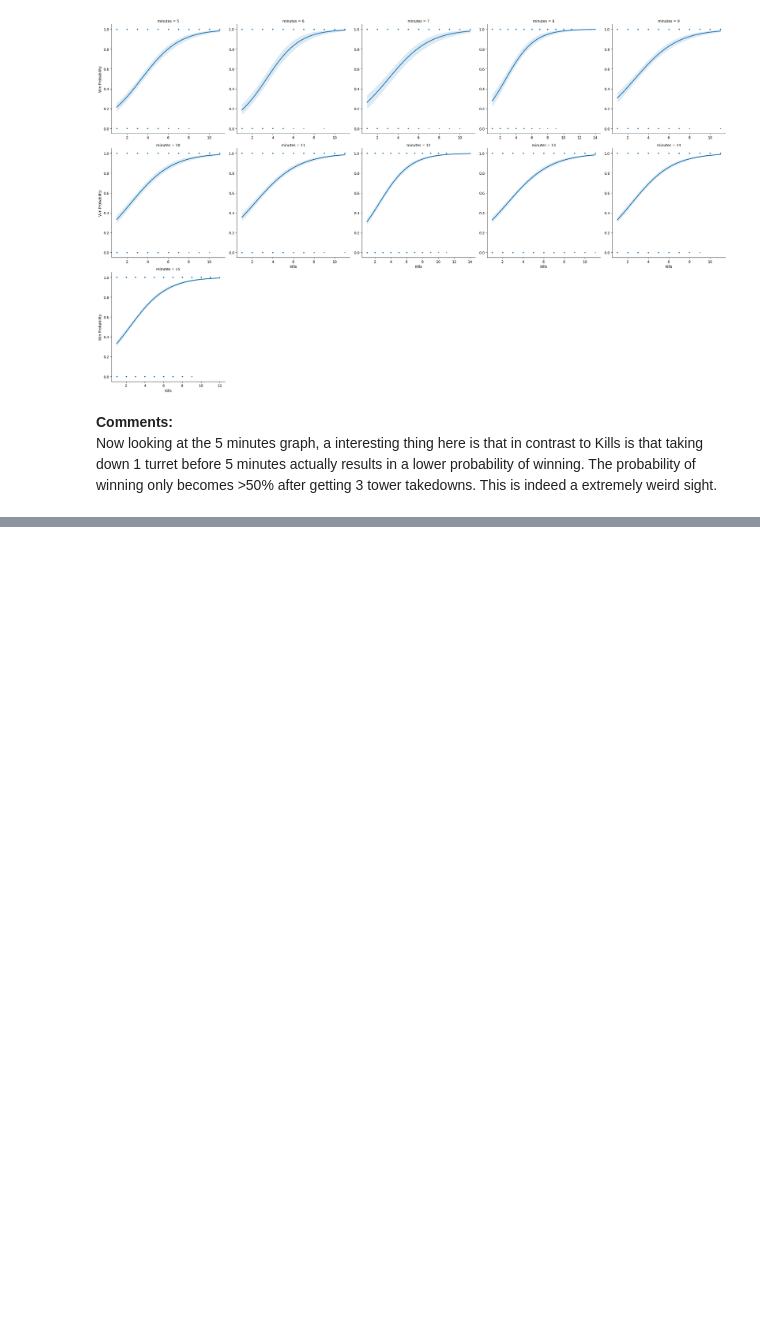
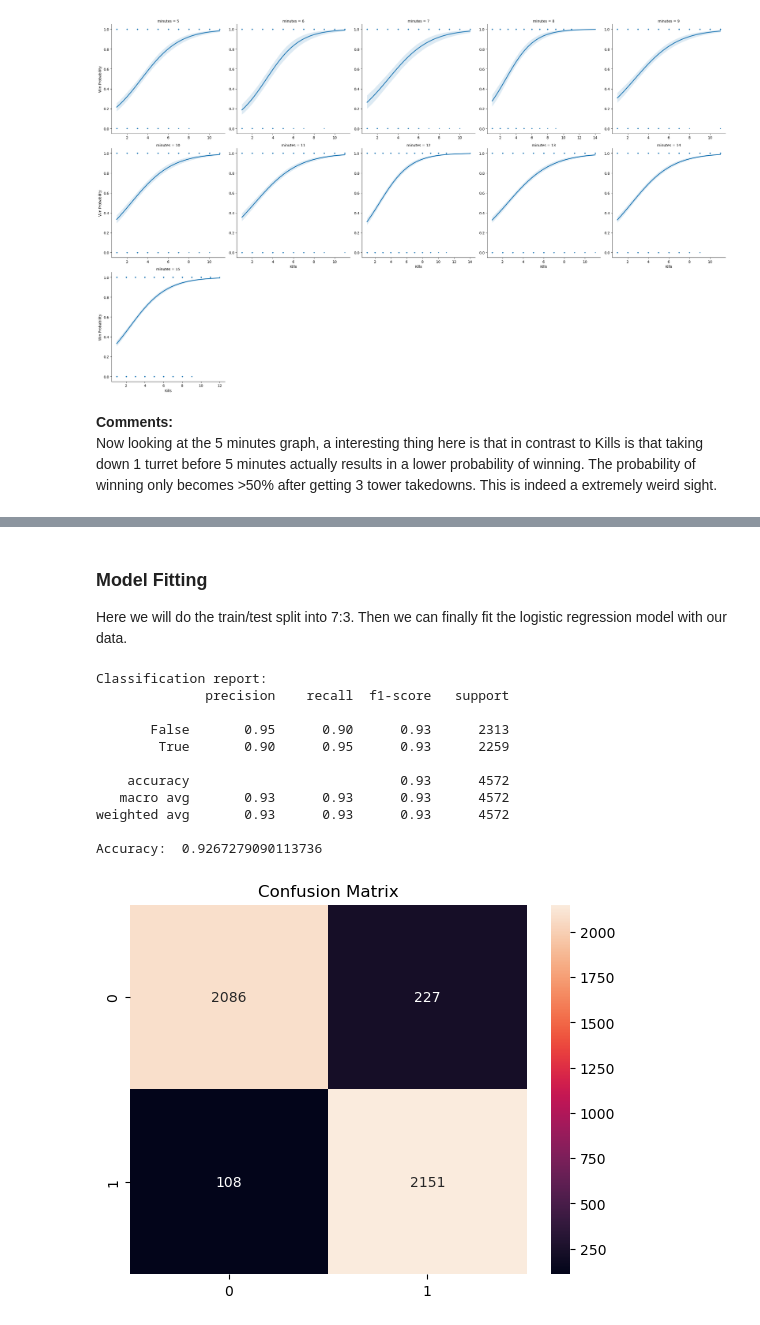
Before and after one commit to oscarqjh/NTU_SC1015_Project, a Jupyter notebook: LogisticRegression.ipynb, the cells around one changed output, grey strips where cells are left out. Saved outputs shown, nothing was run; the diff lists cells and outputs as text; code cells hidden in the pictures; blank space fills up the shorter version.

```diff
--- a/LogisticRegression.ipynb
+++ b/LogisticRegression.ipynb
@@ -350,0 +447,12 @@ Continue in `Champions_Analysis.ipynb`
+# %%
+# Split dataframe to x and y data
+x_data = all_matches.drop(['won'], axis=1)
+y_data = all_matches['won']
+
+# scale the variables
+Scaler = preprocessing.MinMaxScaler()
+Scaler.fit(x_data)
+X_data_scaled = Scaler.transform(x_data)
+
+data = pd.DataFrame(X_data_scaled, columns=['TotalGold', 'TotalKills', 'TotalTowers', 'TotalDragons', 'TotalInhibs', 'TotalBarons', 'TotalHeralds'])
+data
@@ -350,0 +475,6 @@ Continue in `Champions_Analysis.ipynb`
+# %%
+# apply pca
+pca = PCA(n_components=1)
+pca.fit(X_data_scaled)
+x_pca = pca.transform(X_data_scaled)
+x_pca
@@ -350,0 +489,33 @@ Continue in `Champions_Analysis.ipynb`
+# %% [markdown]
+### Model Fitting
+Here we will do the train/test split into 7:3. Then we can finally fit the logistic regression model with our data.
+# %%
+# train test split here
+X_train, X_test, y_train, y_test = train_test_split(x_pca, y_data, test_size=0.3, random_state=1)
+
+def LogReg(print_result=False):
+    logreg = LogisticRegression()
+    logreg.fit(X_train, y_train)
+    y_pred = logreg.predict(X_test)
+    accuracy = accuracy_score(y_test, y_pred)
+    if print_result == True:
+        sns.heatmap(data=confusion_matrix(y_test, y_pred), annot=True, fmt='.0f')
+        plt.title('Confusion Matrix')
+        print('Classification report:')
+        print(classification_report(y_test, y_pred))
+    return accuracy, logreg.coef_, logreg.intercept_
+
+print("Accuracy: ", LogReg(True)[0])
+# %% [output]
+Classification report:
+              precision    recall  f1-score   support
+
+       False       0.95      0.90      0.93      2313
+        True       0.90      0.95      0.93      2259
+
+    accuracy                           0.93      4572
+   macro avg       0.93      0.93      0.93      4572
+weighted avg       0.93      0.93      0.93      4572
+
+Accuracy:  0.9267279090113736
+[figure, added]
```
Also changed, not shown: parts of 30 cells of this notebook.
